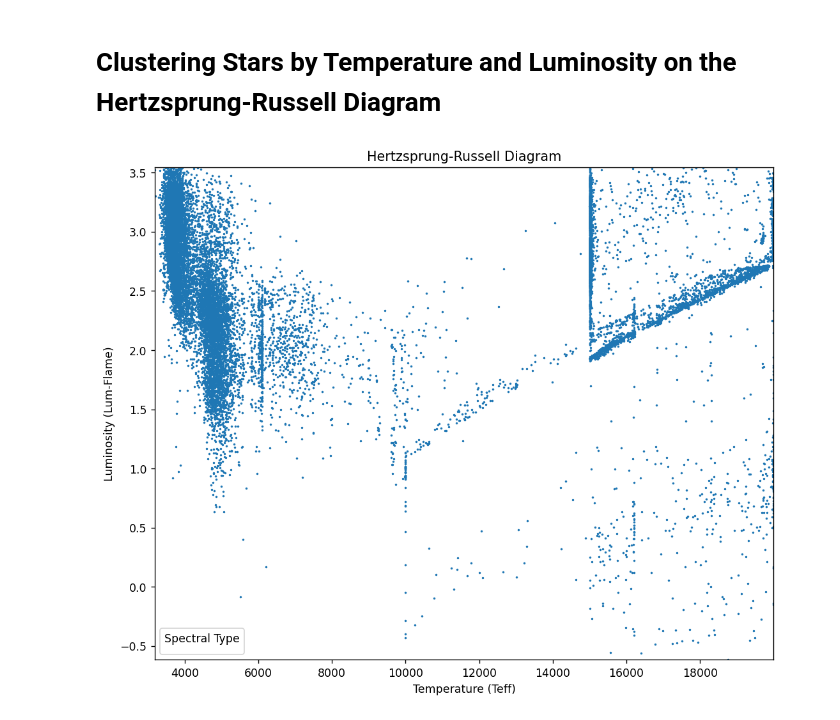
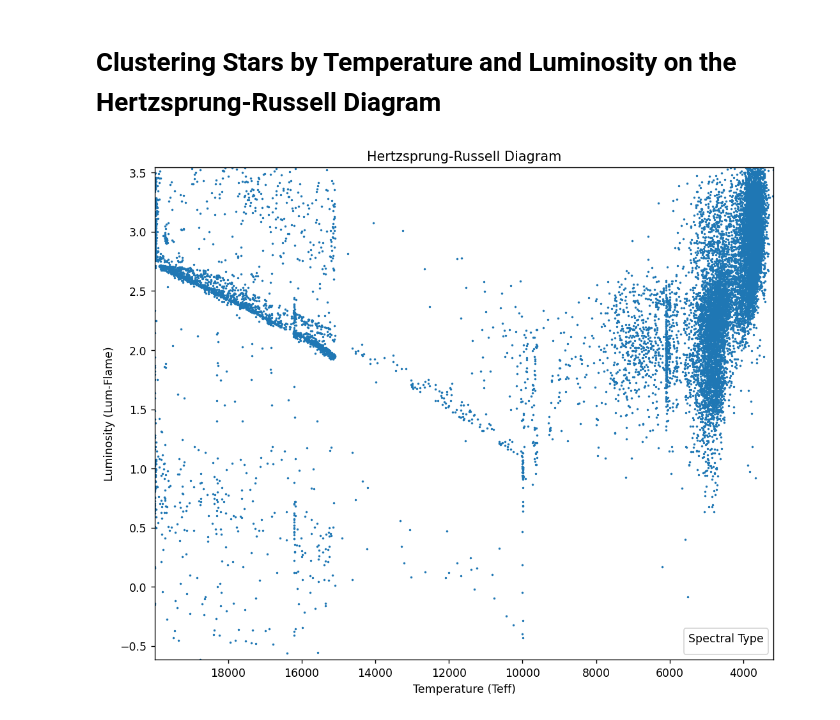
Before and after one commit to TheBigJig1/DSCI101_Clustering_Project, a Jupyter notebook: clustering.ipynb, the cells around one changed output. Saved outputs shown, nothing was run; the diff lists cells and outputs as text; code cells hidden in the pictures.

```diff
--- a/clustering.ipynb
+++ b/clustering.ipynb
@@ -13,6 +14,6 @@ from sklearn.preprocessing import MinMaxScaler
 # %%
 # Load the dataset
-data = pd.read_csv('filteredGaia.csv')
+data = pd.read_csv('filteredGaia2.csv')
 
 # Drop the first column
 data.drop(data.columns[0], axis=1, inplace=True)
@@ -36,31 +37,38 @@ x1 = data['Teff'].values
 y1 = data['Lum-Flame'].values
 
 # Apply log base 10 transformation to y1
 y1_log = np.log10(y1)
 
 # Remove values where y1_log is not defined (NaN or infinite)
 mask = np.isfinite(y1_log)
+x1 = x1[mask]
+y1_log = y1_log[mask]
+
+# Remove values where 14900 < x < 15100
+mask = (x1 <= 14900) | (x1 >= 15100)
 x1 = x1[mask]
 y1_log = y1_log[mask]
 
 maxX1 = max(x1)
 minX1 = min(x1)
 maxY1 = max(y1_log)
 minY1 = min(y1_log)
 
 # Create a scatter plot
 plt.figure(figsize=(10, 8), dpi=125)
 plt.plot(x1, y1_log, 'o', markersize=1)
 
 # Add labels and title
 plt.xlabel('Temperature (Teff)')
 plt.ylabel('Luminosity (Lum-Flame)')
 plt.title('Hertzsprung-Russell Diagram')
 plt.legend(title='Spectral Type')
 
 plt.xlim(minX1, maxX1)  # Adjust these values based on your data range
 plt.ylim(minY1, maxY1)  # Adjust these values based on your data range
 
+plt.gca().invert_xaxis()
+
 plt.show()
 # %% [output]
-[figure, old version]
+[figure, new version]
```
Also changed, not shown: parts of 4 cells of this notebook, 1 other file.
